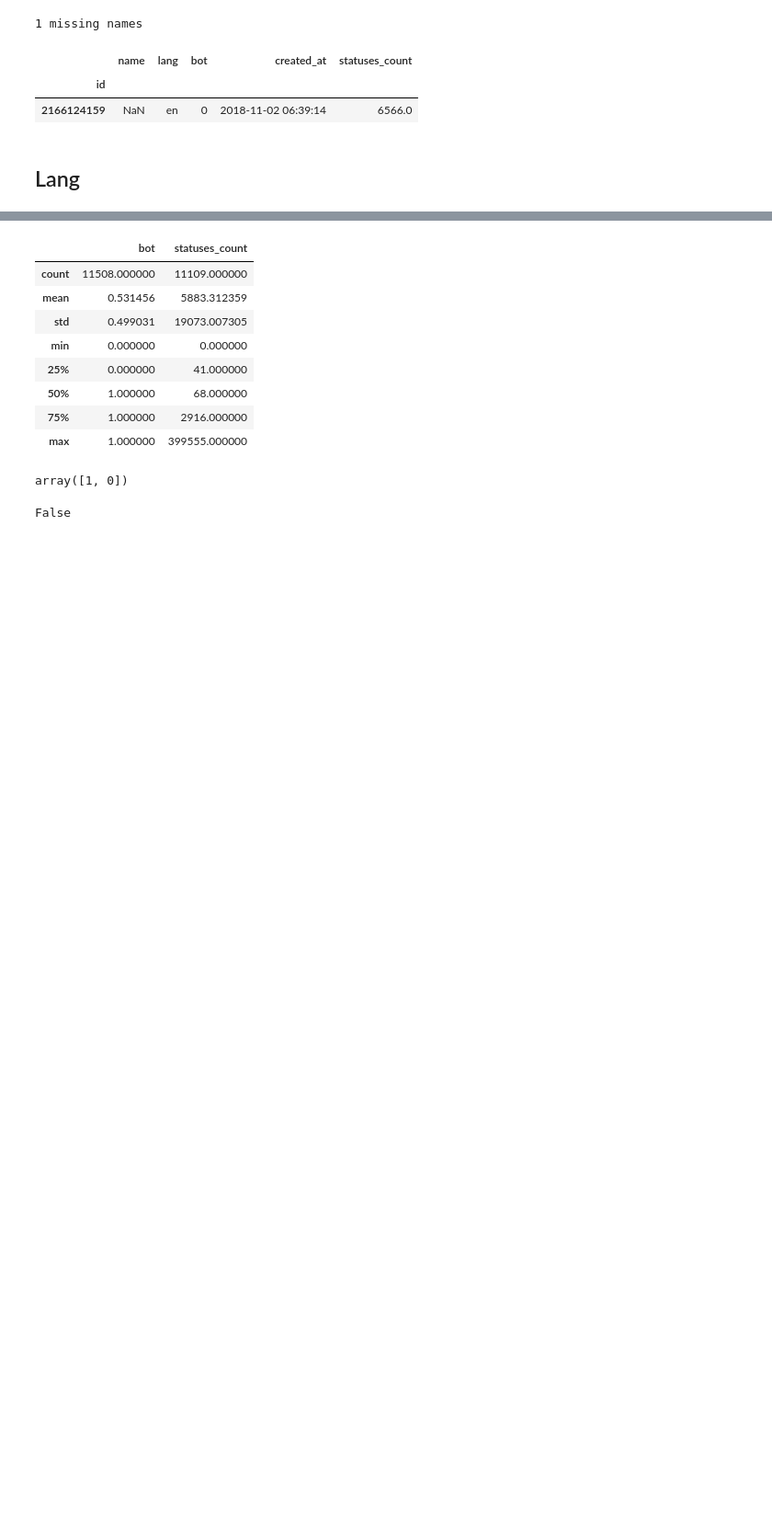
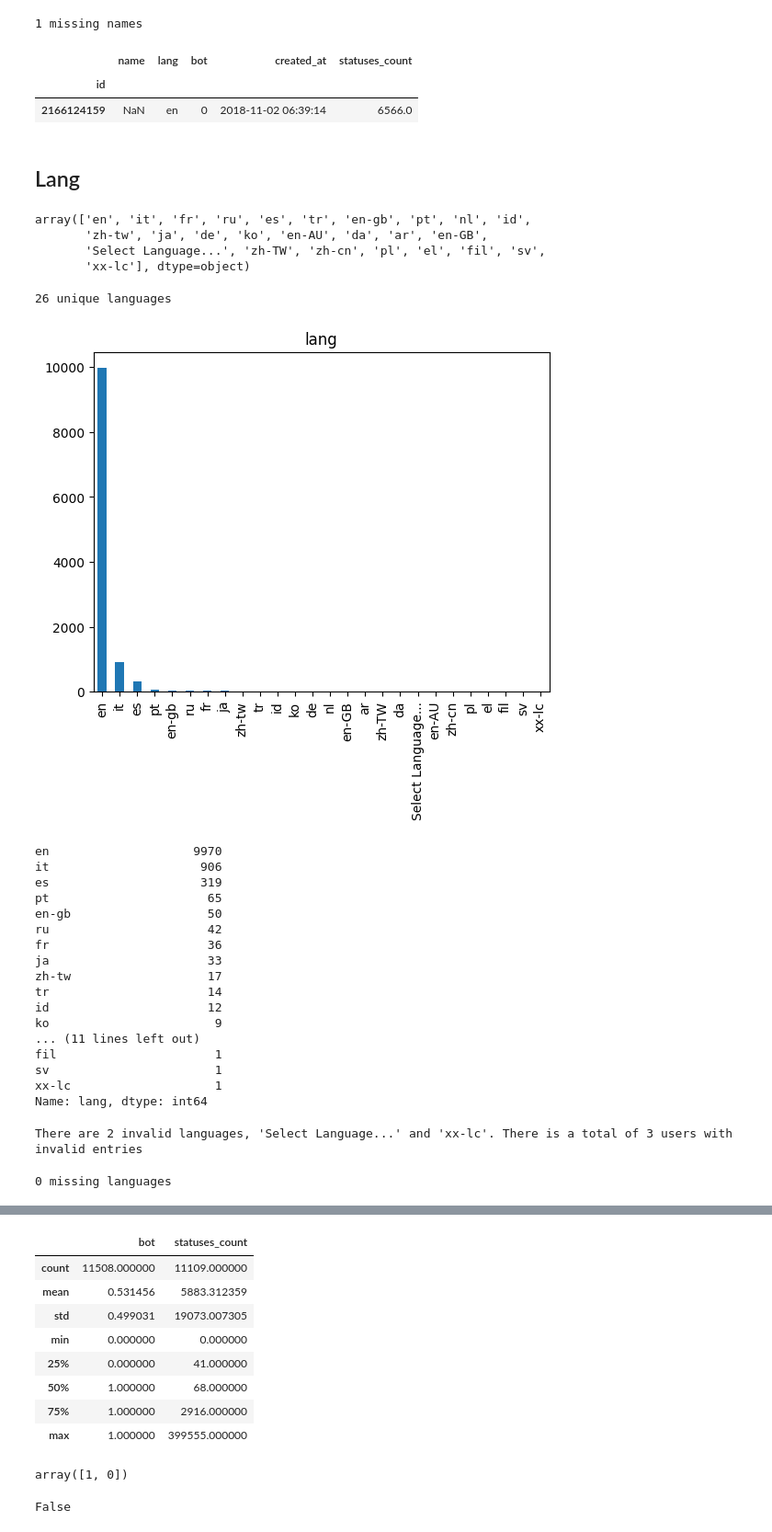
Before and after one commit to domferr/Data-Mining, a Jupyter notebook: Data Understanding.ipynb, the cells around one changed output, grey strips where cells are left out. Shown at 92% size. Saved outputs shown, nothing was run; the diff lists cells and outputs as text; code cells hidden in the pictures; blank space fills up the shorter version.

Commit message:
Data understanding: lang attribute

```diff
--- a/Data Understanding.ipynb
+++ b/Data Understanding.ipynb
@@ -82,3 +83,48 @@ df_users[df_users.name.isna()]
 | 2166124159 | NaN | en | 0 | 2018-11-02 06:39:14 | 6566.0 |
 # %% [markdown]
 ## Lang
+# %%
+uniqueLanguages = df_users.lang.unique()
+uniqueLanguages
+# %% [output]
+array(['en', 'it', 'fr', 'ru', 'es', 'tr', 'en-gb', 'pt', 'nl', 'id',
+       'zh-tw', 'ja', 'de', 'ko', 'en-AU', 'da', 'ar', 'en-GB',
+       'Select Language...', 'zh-TW', 'zh-cn', 'pl', 'el', 'fil', 'sv',
+       'xx-lc'], dtype=object)
+# %%
+print(len(uniqueLanguages), "unique languages")
+# %% [output]
+26 unique languages
+# %%
+df_users.lang.value_counts().plot(kind='bar', title='lang')
+plt.show()
+languages_count = df_users.lang.value_counts()
+languages_count
+# %% [output]
+[figure, added]
+en                    9970
+it                     906
+es                     319
+pt                      65
+en-gb                   50
+ru                      42
+fr                      36
+ja                      33
+zh-tw                   17
+tr                      14
+id                      12
+ko                       9
+... (11 lines left out)
+fil                      1
+sv                       1
+xx-lc                    1
+Name: lang, dtype: int64
+# %%
+invalidLanguageUsers=languages_count['Select Language...'] + languages_count['xx-lc']
+print("There are 2 invalid languages, 'Select Language...' and 'xx-lc'. There is a total of", invalidLanguageUsers, "users with invalid entries")
+# %% [output]
+There are 2 invalid languages, 'Select Language...' and 'xx-lc'. There is a total of 3 users with invalid entries
+# %%
+print(df_users.lang.isna().sum(), "missing languages")
+# %% [output]
+0 missing languages
```
Also changed, not shown: parts of 2 cells of this notebook.
